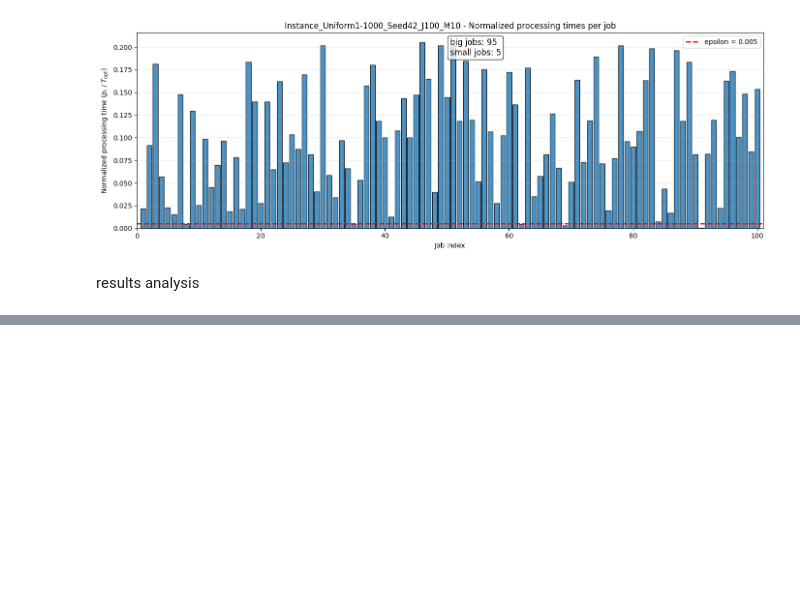
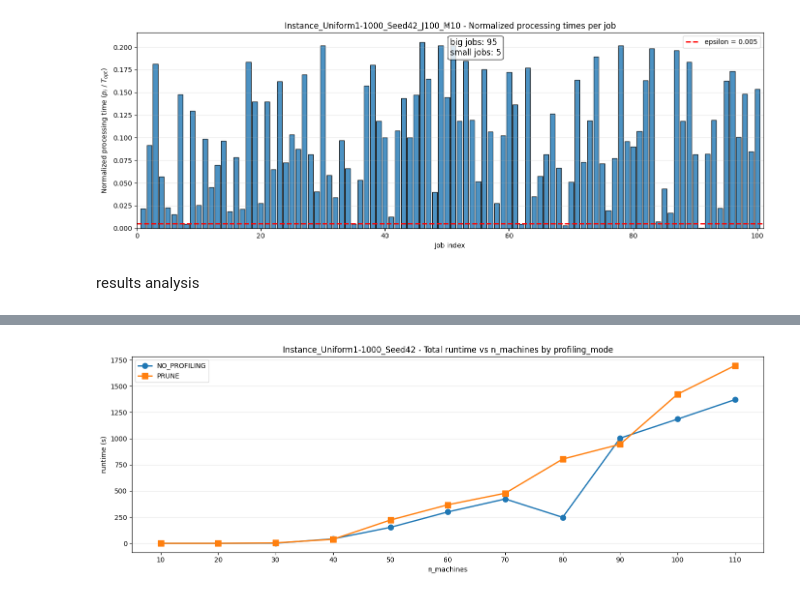
Before and after one commit to BEagle1984/branch_and_bound_as_PTAS, a Jupyter notebook: plots_identical.ipynb, the cells around one changed output, grey strips where cells are left out. Cells and saved outputs as stored; diff of their text form; code cells hidden in the pictures; blank space fills up the shorter version.

```diff
--- a/plots_identical.ipynb
+++ b/plots_identical.ipynb
@@ -242,0 +335,23 @@ Name: epsilon, dtype: float64
+# %%
+# line plot: n_machines (x) vs runtime (y) for each profiling_mode
+df_plot = df_results.groupby(['n_machines', 'profiling_mode'])['runtime'].sum().reset_index()
+df_pivot = df_plot.pivot(index='n_machines', columns='profiling_mode', values='runtime').sort_index()
+
+fig, ax = plt.subplots(figsize=(14, 5))
+for i, mode in enumerate(df_pivot.columns):
+  ax.plot(df_pivot.index, df_pivot[mode].values,
+      label=mode,
+      marker=marker_list[i % len(marker_list)],
+      color=colors_map[i % len(colors_map)],
+      linewidth=2, markersize=8)
+
+ax.set_xlabel('n_machines')
+ax.set_ylabel('runtime (s)')
+ax.set_title(f"{instance_name[:29]} - Total runtime vs n_machines by profiling_mode")
+ax.grid(axis='y', alpha=0.3)
+ax.set_xticks(df_pivot.index)
+ax.legend()
+plt.tight_layout()
+plt.show()
+# %% [output]
+[figure, added]
```
Also changed, not shown: parts of 8 cells of this notebook, 5 other files.
